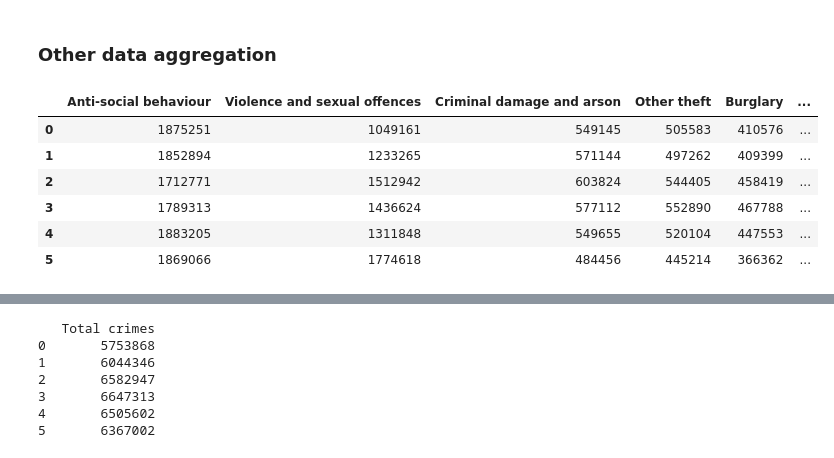
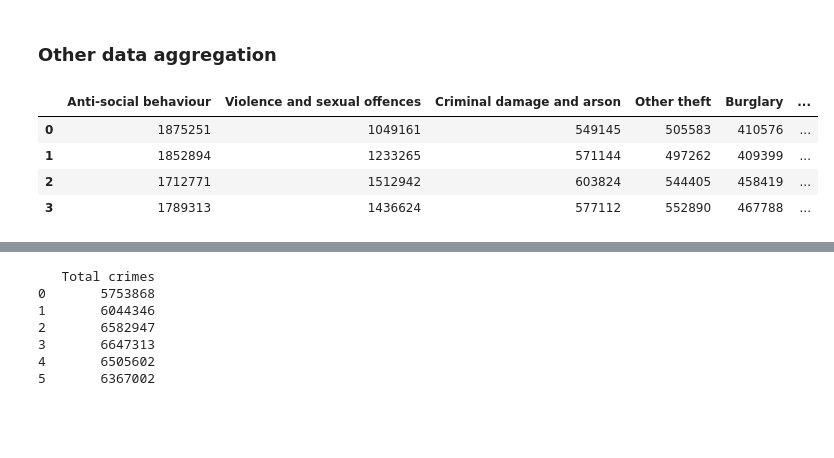
Before and after one commit to Dazai1623818/Datachallenge-2, a Jupyter notebook: Prophet.ipynb, the cells around one changed output, grey strips where cells are left out. Cells and saved outputs as stored; diff of their text form; code cells hidden in the pictures; blank space fills up the shorter version.

```diff
--- a/Prophet.ipynb
+++ b/Prophet.ipynb
@@ -237,34 +235,26 @@ df_data5 = pd.read_feather(f"{path}/{files[5]}")
 # %%
 
 crimes = df_data0['Crime type'].value_counts().keys()
 crimeCount0 = df_data0['Crime type'].value_counts()
 crimeCount1 = df_data1['Crime type'].value_counts()
 crimeCount2 = df_data2['Crime type'].value_counts()
 crimeCount3 = df_data3['Crime type'].value_counts()
-crimeCount4 = df_data4['Crime type'].value_counts()
-crimeCount5 = df_data5['Crime type'].value_counts()
 dic0 = dict(zip(crimes, crimeCount0))
 dic1 = dict(zip(crimes, crimeCount1))
 dic2 = dict(zip(crimes, crimeCount2))
 dic3 = dict(zip(crimes, crimeCount3))
-dic4 = dict(zip(crimes, crimeCount4))
-dic5 = dict(zip(crimes, crimeCount5))
 df_crime_distribution = pd.DataFrame(columns=crimes)
 df_crime_distribution = df_crime_distribution.append(dic0, ignore_index=True)
 df_crime_distribution = df_crime_distribution.append(dic1, ignore_index=True)
 df_crime_distribution = df_crime_distribution.append(dic2, ignore_index=True)
 df_crime_distribution = df_crime_distribution.append(dic3, ignore_index=True)
-df_crime_distribution = df_crime_distribution.append(dic4, ignore_index=True)
-df_crime_distribution = df_crime_distribution.append(dic5, ignore_index=True)
 df_crime_distribution
 # %% [output]
 |  | Anti-social behaviour | Violence and sexual offences | Criminal damage and arson | Other theft | Burglary | ... |
 | 0 | 1875251 | 1049161 | 549145 | 505583 | 410576 | ... |
 | 1 | 1852894 | 1233265 | 571144 | 497262 | 409399 | ... |
 | 2 | 1712771 | 1512942 | 603824 | 544405 | 458419 | ... |
 | 3 | 1789313 | 1436624 | 577112 | 552890 | 467788 | ... |
-| 4 | 1883205 | 1311848 | 549655 | 520104 | 447553 | ... |
-| 5 | 1869066 | 1774618 | 484456 | 445214 | 366362 | ... |
 # %%
 df_crime_distribution1 = pd.DataFrame(columns=crimes)
 df_crime_distribution1 = df_crime_distribution1.append(dic0, ignore_index=True)
```
Also changed, not shown: parts of 5 cells of this notebook, 1 other file.
